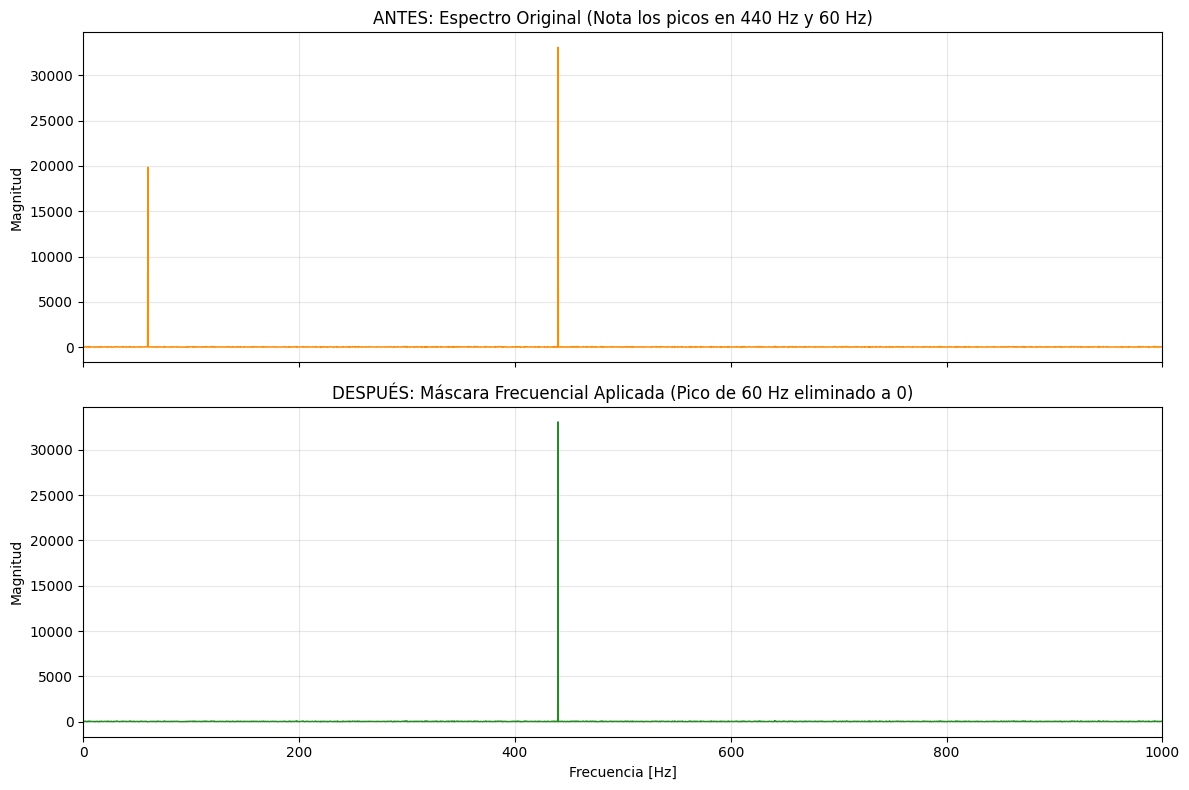
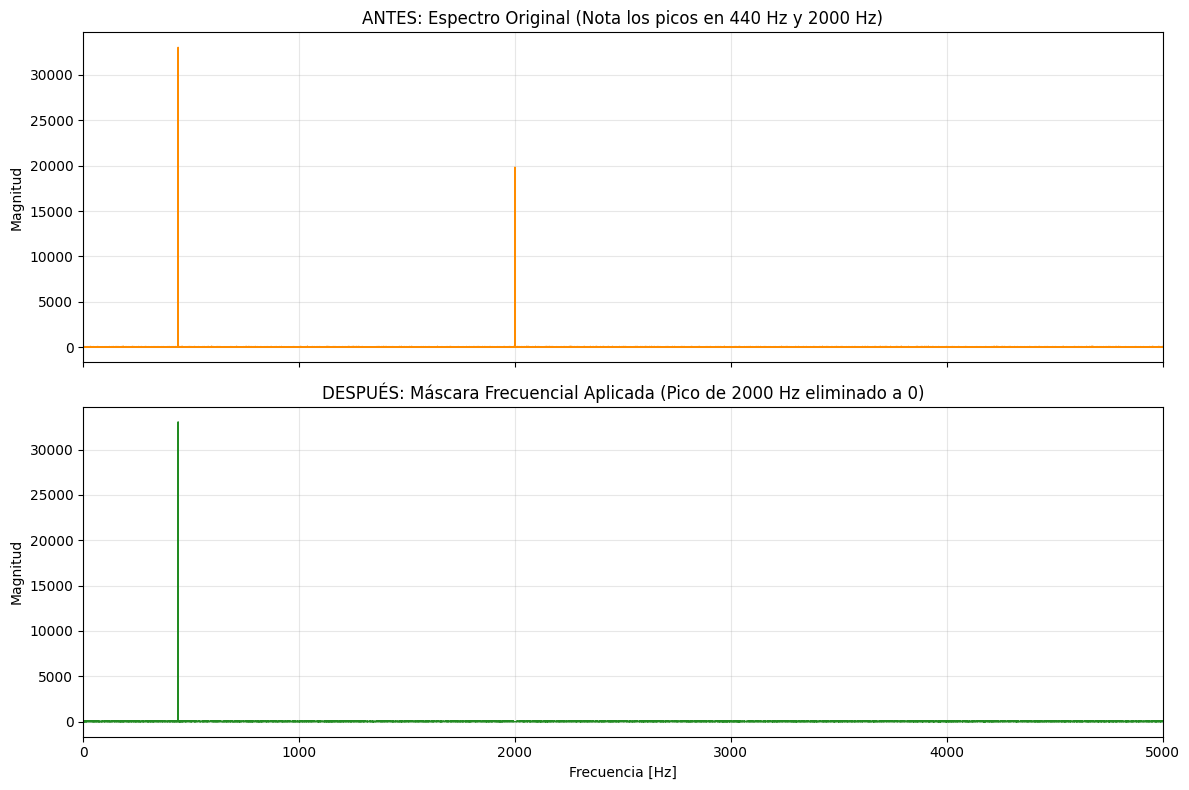
Unified diff of the notebook cell whose output changed from the first chart to the second:
--- before
+++ after
@@ -10,6 +10,6 @@
 from src.filters import apply_notch_mask
 
-# 2. Cargamos el audio sintético (con los picos de 440 Hz y 60 Hz)
-AUDIO_PATH = Path("../data/raw/PruebaAN.wav")
+# 2. Cargamos el audio sintético (con los picos de 440 Hz y 2000 Hz)
+AUDIO_PATH = Path("../data/raw/PruebaAN1.wav")
 senal_ruidosa, sample_rate = load_audio(AUDIO_PATH)
 
@@ -20,5 +20,7 @@
 
 # 4. FASE 3: Diseño de Máscara (El filtro)
-espectro_limpio = apply_notch_mask(espectro_ruidoso, center_hz=60.0, bandwidth_hz=2.0, sample_rate=sample_rate)
+# Usamos 2000 Hz como ruido de prueba — es audible en cualquier parlante.
+# bandwidth_hz=10 para asegurarnos de capturar el pico completo.
+espectro_limpio = apply_notch_mask(espectro_ruidoso, center_hz=2000.0, bandwidth_hz=10.0, sample_rate=sample_rate)
 
 # --- INICIO DE LA VISUALIZACIÓN ---
@@ -33,12 +35,12 @@
 # Gráfica Original
 ax1.plot(freqs_plot, mag_ruido, color='darkorange', linewidth=1)
-ax1.set_title("ANTES: Espectro Original (Nota los picos en 440 Hz y 60 Hz)")
+ax1.set_title("ANTES: Espectro Original (Nota los picos en 440 Hz y 2000 Hz)")
 ax1.set_ylabel("Magnitud")
-ax1.set_xlim(0, 1000) # Hacemos zoom en las frecuencias bajas
+ax1.set_xlim(0, 5000) # Zoom para ver ambos picos
 ax1.grid(True, alpha=0.3)
 
 # Gráfica con la Máscara
 ax2.plot(freqs_plot, mag_limpio, color='forestgreen', linewidth=1)
-ax2.set_title("DESPUÉS: Máscara Frecuencial Aplicada (Pico de 60 Hz eliminado a 0)")
+ax2.set_title("DESPUÉS: Máscara Frecuencial Aplicada (Pico de 2000 Hz eliminado a 0)")
 ax2.set_xlabel("Frecuencia [Hz]")
 ax2.set_ylabel("Magnitud")

Commit: fixing some bugs and audio settings